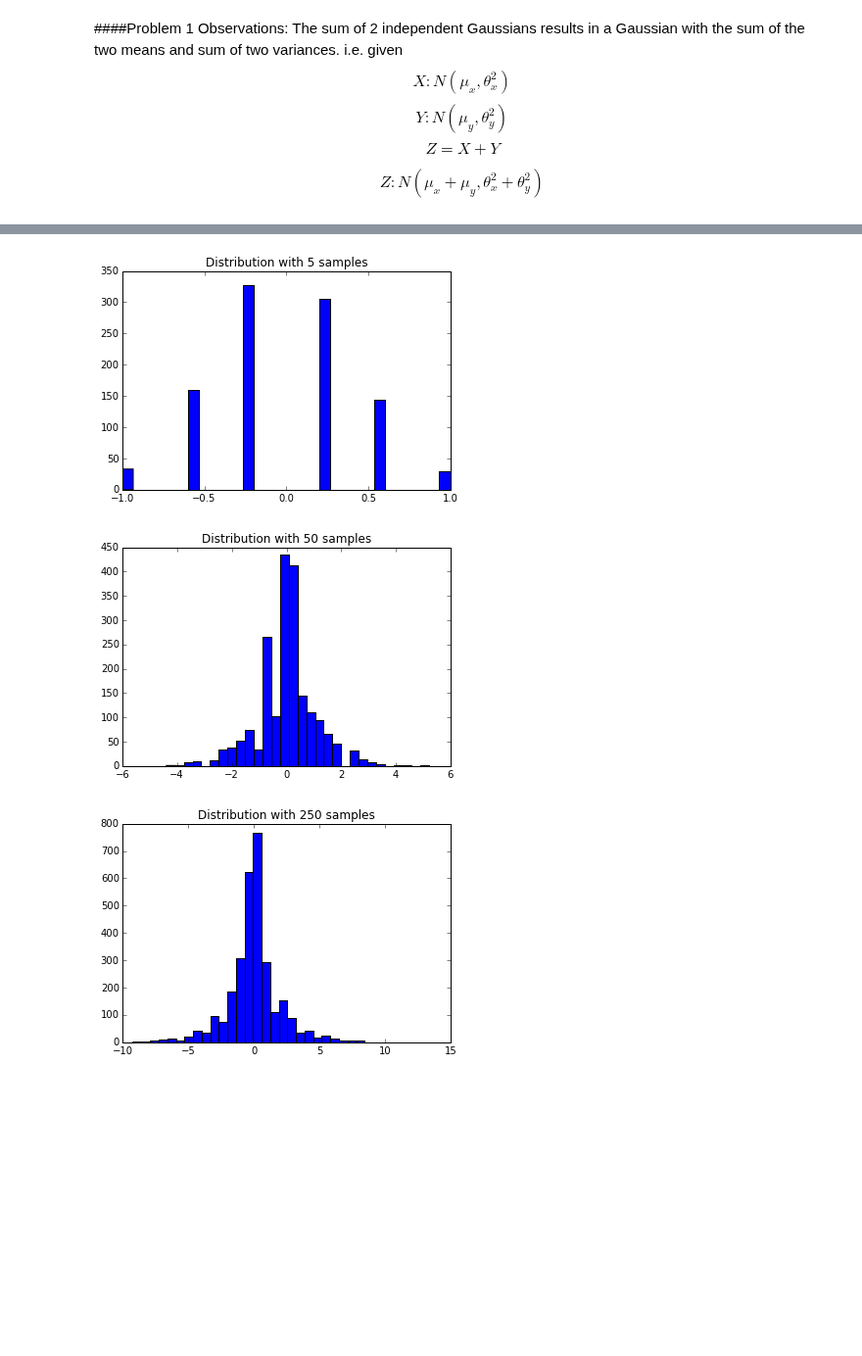
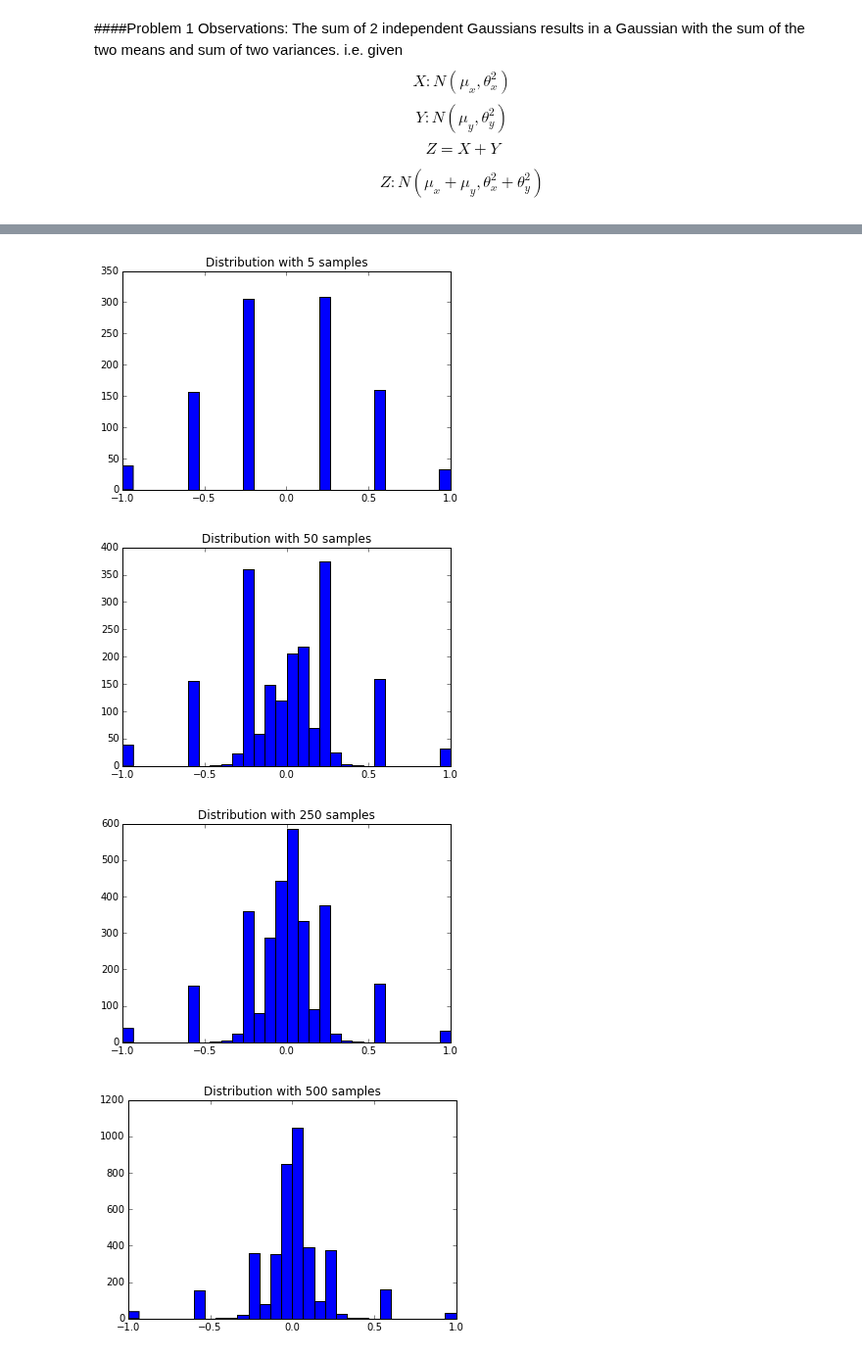
Before and after one commit to Ada520/DSLab, a Jupyter notebook: Lab1.ipynb, the cells around one changed output, grey strips where cells are left out. Shown at 98% size. Drawn from its saved outputs; the diff is of its cells as text; code cells hidden in the pictures; blank space fills up the shorter version.

```diff
--- a/Lab1.ipynb
+++ b/Lab1.ipynb
@@ -69,19 +61,20 @@ $$Z: N(\mu_x + \mu_y, \theta^2_x + \theta^2_y)$$
 # %%
 #Problem 2
 
 #n-trials
-numsamples = [5,50,250]
+numsamples = [5,50,250,500]
 trials = []
 for k in range(len(numsamples)):
     for j in range(1000):
         x = np.random.binomial(1, 0.5, numsamples[k]); #bernoulli
         for i in range(len(x)):
             if x[i] == 0: x[i] = -1
-        trials.append(float(sum(x))/n)
+        trials.append(float(sum(x))/numsamples[k])
     plt.figure(k)
     plt.title("Distribution with " + str(numsamples[k]) + " samples")
     plt.hist(trials, bins = 30)
 # %% [output]
-[figure, old version]
+[figure, new version]
-[figure, old version]
+[figure, new version]
-[figure, old version]
+[figure, new version]
+[figure, added]
```
Also changed, not shown: parts of 16 cells of this notebook.
